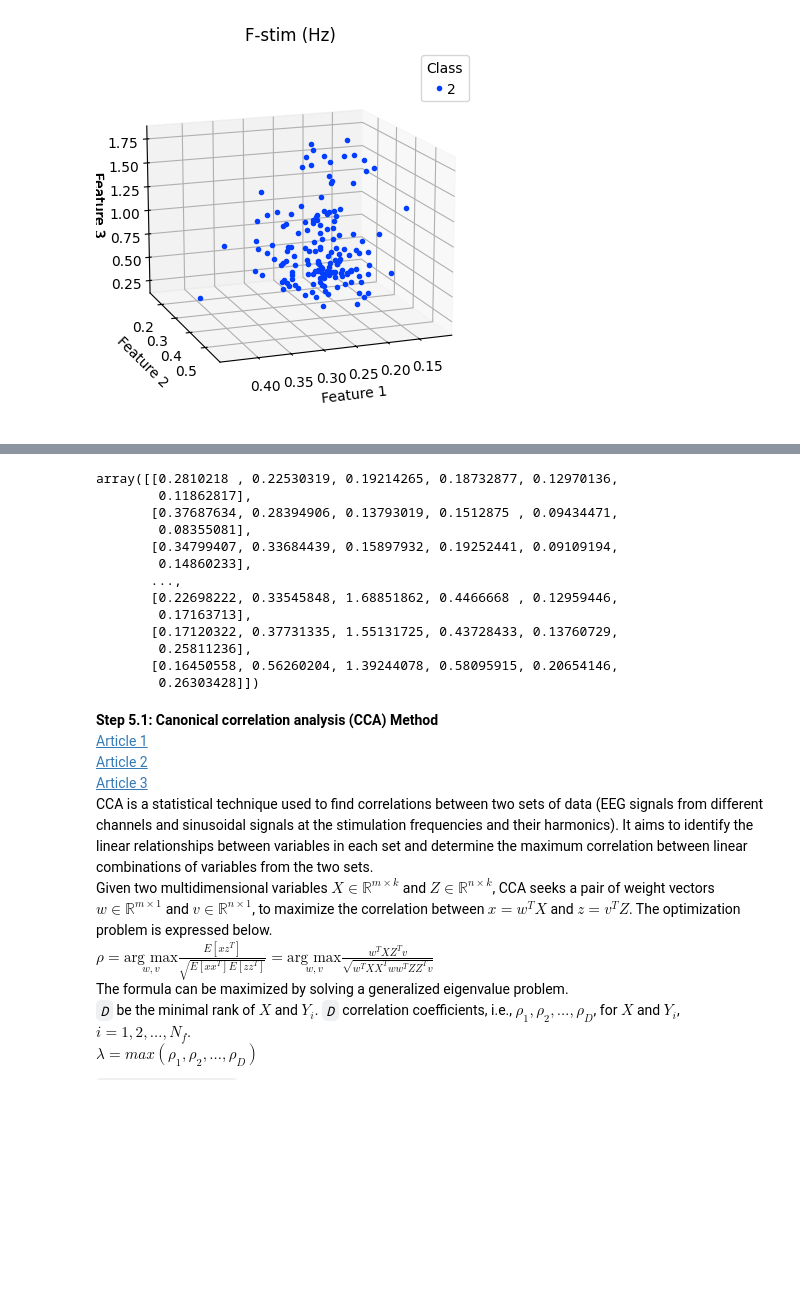
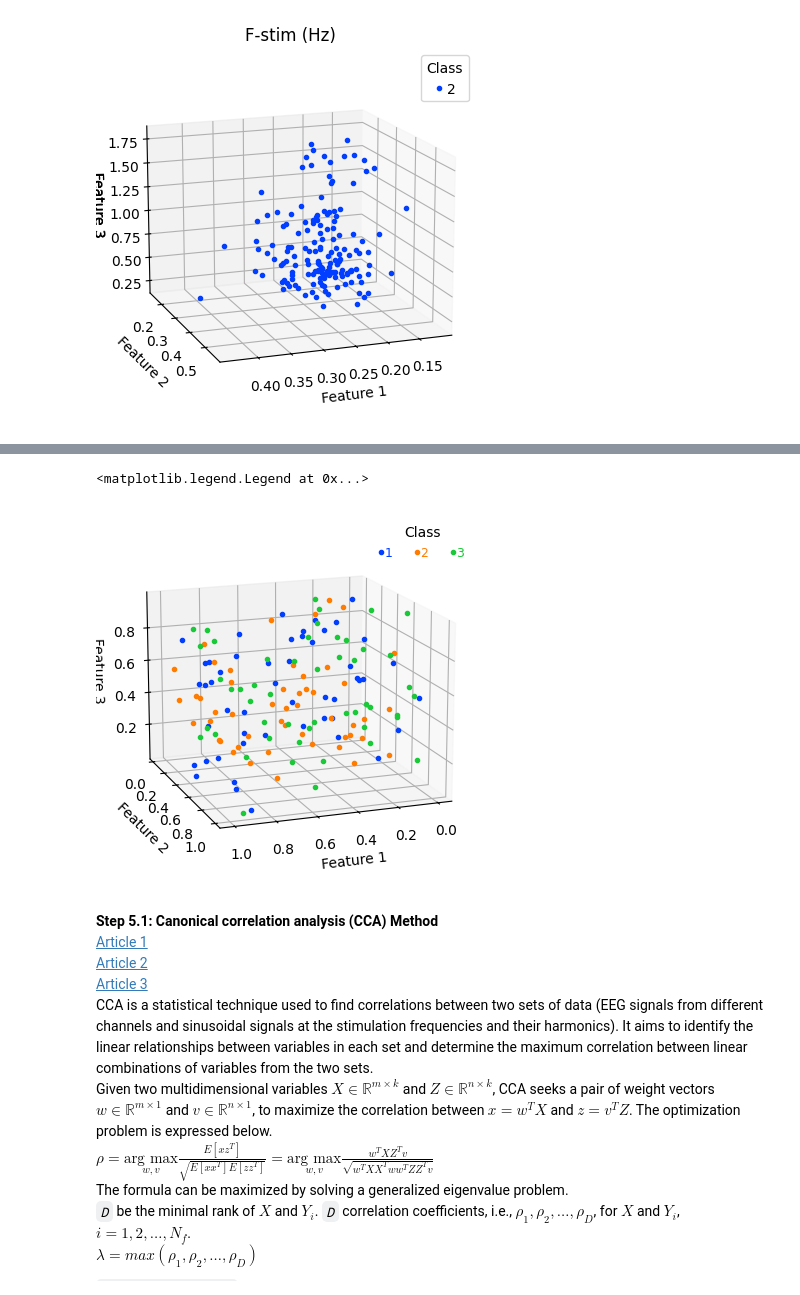
Before and after one commit to RezaSaadatyar/SSVEP-based-EEG-signal-processing, a Jupyter notebook: Code/Python/SSVEP.ipynb, the cells around one changed output, grey strips where cells are left out. Cells and saved outputs as stored; diff of their text form; code cells hidden in the pictures; blank space fills up the shorter version.

```diff
--- a/Code/Python/SSVEP.ipynb
+++ b/Code/Python/SSVEP.ipynb
@@ -313,6 +313,9 @@ print(f"Accuracy: {np.sum(labels == predict_label) / len(predict_label) * 100:.2
 # %% [output]
 Accuracy: 94.79
 # %%
+import numpy as np
+import seaborn as sns
+import matplotlib.pyplot as plt
 # ----------------------------------- Step 1: Combine all of datasets ----------------------------------------
 data_total = np.concatenate((data1, data2, data3), axis=2)
 labels = np.concatenate((np.full(data1.shape[-1], 0), np.full(data2.shape[-1], 1), np.full(data3.shape[-1], 2)))
@@ -348,13 +351,13 @@ for i in range(data_car.shape[-1]):
         # Update features with maximum PSD within subband
         features[i, ind_sb * len(num_channel):(ind_sb + 1) * len(num_channel)] = np.max(data_psd[ind, :],
                                                                                         axis=0)
+
+classes = np.unique(labels)   # Get unique classes
+colors = sns.color_palette("bright", len(classes)).as_hex() # Define colors
 # %%
-import numpy as np
-import seaborn as sns
-import matplotlib.pyplot as plt
+
 from matplotlib.colors import ListedColormap
-classes = np.unique(labels) # Get unique classes
-colors = list(reversed(sns.color_palette("bright", len(classes)).as_hex()))
+
 # Plot features
 plt.figure()
 
@@ -419,19 +386,45 @@ array([[0.2810218 , 0.22530319, 0.19214265, 0.18732877, 0.12970136,
-# %%
-features.T
-# %% [output]
-array([[0.2810218 , 0.22530319, 0.19214265, 0.18732877, 0.12970136,
-        0.11862817],
-       [0.37687634, 0.28394906, 0.13793019, 0.1512875 , 0.09434471,
-        0.08355081],
-       [0.34799407, 0.33684439, 0.15897932, 0.19252441, 0.09109194,
-        0.14860233],
-       ...,
-       [0.22698222, 0.33545848, 1.68851862, 0.4466668 , 0.12959446,
-        0.17163713],
-       [0.17120322, 0.37731335, 1.55131725, 0.43728433, 0.13760729,
-        0.25811236],
-       [0.16450558, 0.56260204, 1.39244078, 0.58095915, 0.20654146,
-        0.26303428]])
+# %%
+import matplotlib.pyplot as plt
+from mpl_toolkits.mplot3d import Axes3D
+import seaborn as sns
+import numpy as np
+
+# Assuming features, labels, and classes are defined with NumPy arrays
+
+# Example data (to be replaced with your actual data)
+np.random.seed(5)  # For reproducible results
+features = np.random.rand(150, 3)  # 150 samples with 3 features
+labels = np.repeat([1, 2, 3], 50)  # 3 classes, 50 samples each
+
+
+
+
+# Plot features
+fig = plt.figure()
+
+if features.shape[1] >= 3:
+    ax = fig.add_subplot(111, projection='3d')
+    ax.set_xlabel('Feature 1')
+    ax.set_ylabel('Feature 2')
+    ax.set_zlabel('Feature 3')
+    ax.view_init(15, 70)
+
+for i, cls in enumerate(classes):
+    if features.shape[1] < 3:
+        plt.plot(features[labels == cls, 0], features[labels == cls, 1], "o", label=cls, color=colors[i],
+                 linewidth=2, markersize=3)
+        plt.xlabel('Feature 1')
+        plt.ylabel('Feature 2')
+    else:
+        ax.plot3D(features[labels == cls, 0], features[labels == cls, 1], features[labels == cls, 2], "o",
+                   color=colors[i], label=cls, linewidth=2, markersize=3)
+
+plt.autoscale(enable=True, axis="x", tight=True)
+plt.legend(title='Class', loc='best', fontsize=9, ncol=3, handlelength=0, handletextpad=0.25, frameon=False,
+           labelcolor='linecolor') # Set legend
+# %% [output]
+<matplotlib.legend.Legend at 0x...>
+[figure, added]
 # %% [markdown]
 **Step 5.1: Canonical correlation analysis (CCA) Method**<br/>
 [Article 1](https://graphics.stanford.edu/courses/cs233-18-spring/ReferencedPapers/CCA_Weenik.pdf)<br/>
```
Also changed, not shown: parts of 2 cells of this notebook.
